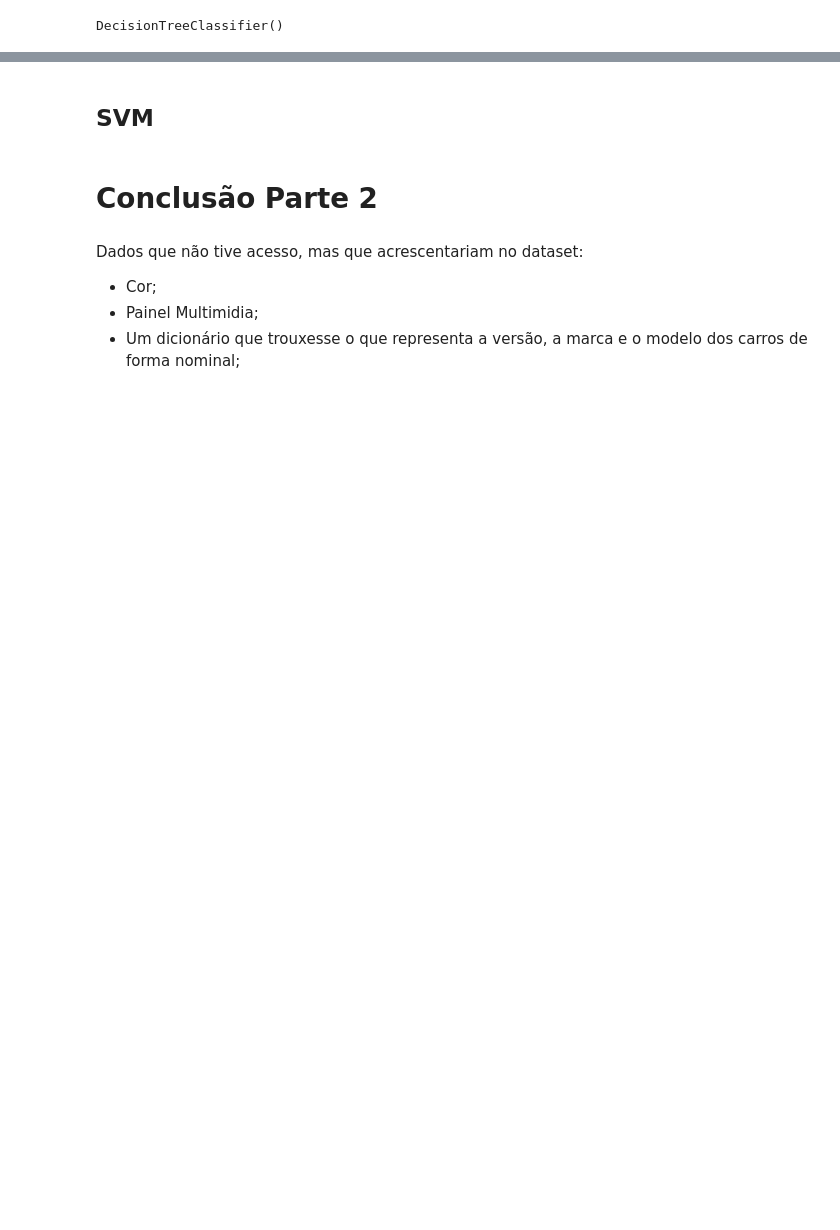
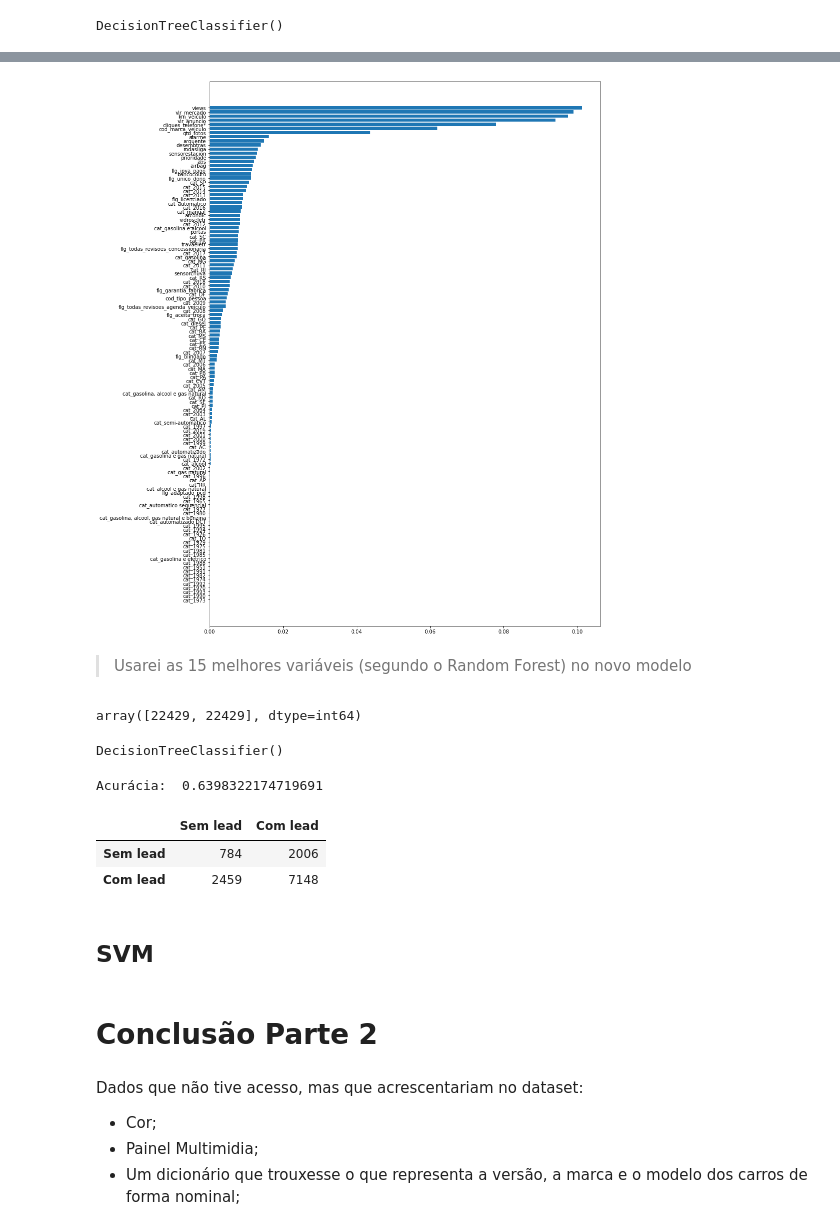
Before and after one commit to rafajovelho/Case1, a Jupyter notebook: Case-GCBInvestimentosipynb.ipynb, the cells around one changed output, grey strips where cells are left out. Cells and saved outputs as stored; diff of their text form; code cells hidden in the pictures; blank space fills up the shorter version.

Commit message:
Analise de Dados

```diff
--- a/Case-GCBInvestimentosipynb.ipynb
+++ b/Case-GCBInvestimentosipynb.ipynb
@@ -1478,0 +1513,8 @@ cf_matrix_df.rename(index = {0:'Sem lead', 1:'Com lead'})
+# %%
+dum_cols = ['ano_modelo','uf','combustivel', 'cambio']
+for i in dum_cols:
+    onehots = pd.get_dummies(df3[i], prefix = 'cat')
+    df3 = df3.join(onehots)
+# %%
+# Removendo as colunas que foram feitas one hot encoding
+df3.drop(dum_cols, axis = 1, inplace = True)
@@ -1478,0 +1528,10 @@ cf_matrix_df.rename(index = {0:'Sem lead', 1:'Com lead'})
+# %%
+# Separando em dados de treino e de teste
+X = df3.drop(['leads_bi'], axis = 1)
+y = df3['leads_bi']
+
+X_train, X_teste, y_train, y_teste= train_test_split (X, y, test_size = 0.3)
+# %%
+# Random forest
+rf = RandomForestClassifier()
+rf.fit(X_train, y_train)
@@ -1478,0 +1552,12 @@ cf_matrix_df.rename(index = {0:'Sem lead', 1:'Com lead'})
+# %%
+f_i = list(zip(X_train.columns,rf.feature_importances_))
+f_i.sort(key = lambda x : x[1])
+
+plt.figure(figsize=(14,20))
+plt.barh([x[0] for x in f_i],[x[1] for x in f_i])
+
+plt.show()
+# %% [output]
+[figure, added]
+# %% [markdown]
+> Usarei as 15 melhores variáveis (segundo o Random Forest) no novo modelo
@@ -1478,0 +1571,10 @@ cf_matrix_df.rename(index = {0:'Sem lead', 1:'Com lead'})
+# %%
+# verificando se á variavel target foi balanceada
+np.bincount(y_train)
+# %% [output]
+array([22429, 22429], dtype=int64)
+# %%
+# Treinando o modelo Decision Tree Classifier
+tree_clf.fit(X_train, y_train)
+# %% [output]
+DecisionTreeClassifier()
@@ -1479,3 +1584,17 @@ cf_matrix_df.rename(index = {0:'Sem lead', 1:'Com lead'})
+# %%
+# AValiando o modelo
+print('Acurácia: ', metrics.accuracy_score(y_teste, y_pred))
+# %% [output]
+Acurácia:  0.6398322174719691
+# %%
+# Confusion matrix
+cf_matrix = metrics.confusion_matrix(y_teste, y_pred)
+cf_matrix_df = pd.DataFrame(cf_matrix, columns =['Sem lead','Com lead'])
+cf_matrix_df.rename(index = {0:'Sem lead', 1:'Com lead'})
+# %% [output]
+|  | Sem lead | Com lead |
+| Sem lead | 784 | 2006 |
+| Com lead | 2459 | 7148 |
 # %% [markdown]
 ## SVM
 # %% [markdown]
```
Also changed, not shown: parts of 25 cells of this notebook.
